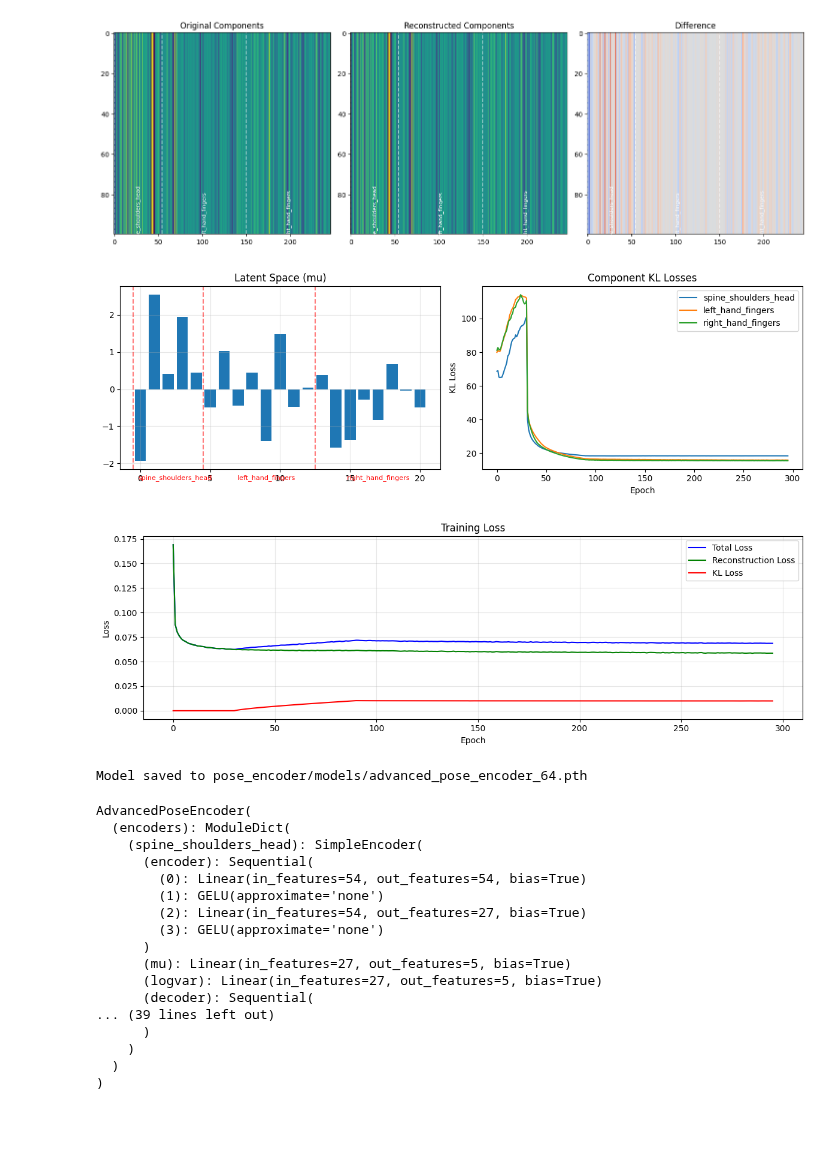
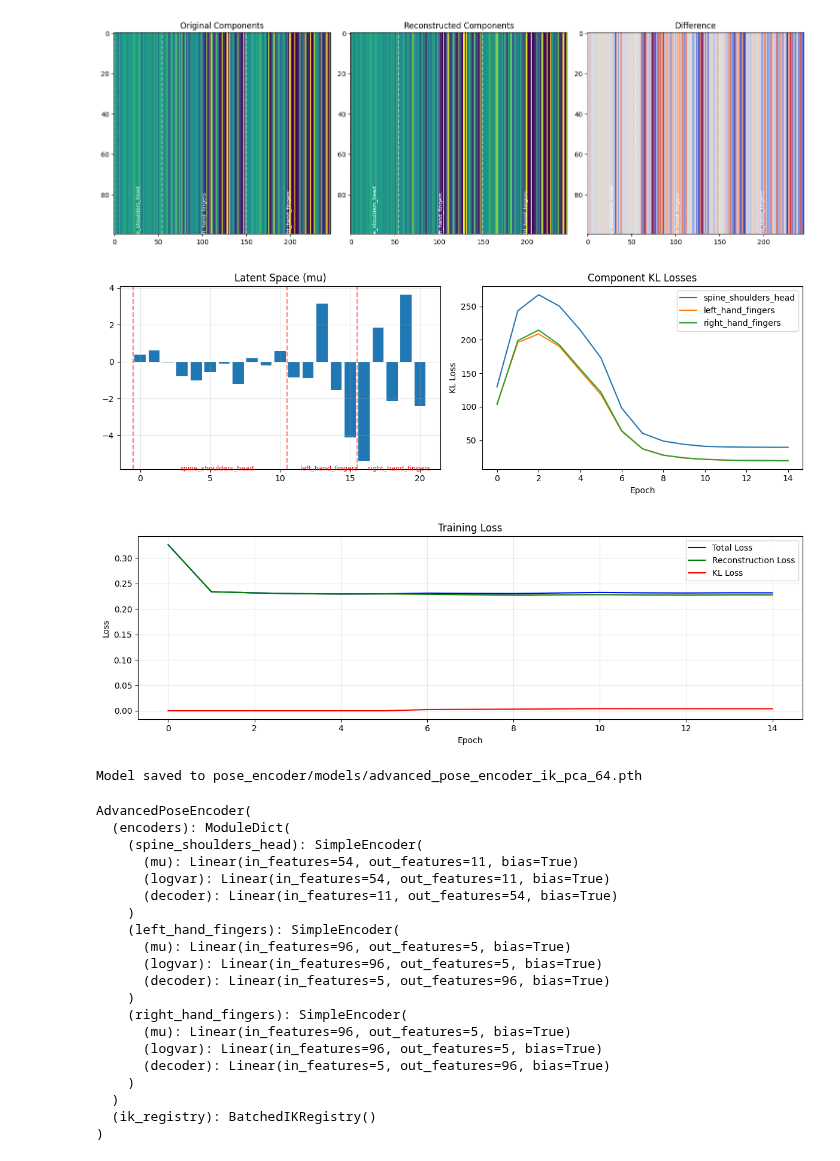
Before and after one commit to AntonBertelsen/GestureGeneration, a Jupyter notebook: DiffuseStyleGestureReproduced/pose_encoder/advanced_pose_encoder_training_ground.ipynb, the cells around one changed output. Cells and saved outputs as stored; diff of their text form; code cells hidden in the pictures; blank space fills up the shorter version.

```diff
--- a/DiffuseStyleGestureReproduced/pose_encoder/advanced_pose_encoder_training_ground.ipynb
+++ b/DiffuseStyleGestureReproduced/pose_encoder/advanced_pose_encoder_training_ground.ipynb
@@ -22,7 +22,7 @@ dataset = GPUDataset(
 )
 
 train_advanced_encoder(
-    model_name="advanced_pose_encoder_64",
+    model_name="advanced_pose_encoder_ik_pca_64",
     model = AdvancedPoseEncoder(
         pose_dim=345,
         component_definitions = {
@@ -55,7 +55,7 @@ train_advanced_encoder(
                     'b_l_shoulder', 'b_r_shoulder', 'b_neck0', 'b_head'
                 ],
                 'type': 'encode',
-                'z_dim': 5
+                'z_dim': 11
             },
             'left_hand_fingers': {
                 'bone_names': [
@@ -68,7 +68,7 @@ train_advanced_encoder(
                     'b_l_pinky1', 'b_l_pinky2', 'b_l_pinky3'
                 ],
                 'type': 'encode',
-                'z_dim': 8
+                'z_dim': 5
             },
             'right_hand_fingers': {
                 'bone_names': [
@@ -81,7 +81,7 @@ train_advanced_encoder(
                     'b_r_pinky1', 'b_r_pinky2', 'b_r_pinky3'
                 ],
                 'type': 'encode',
-                'z_dim': 8
+                'z_dim': 5
             },
             # IK components - using skeleton's enhanced chain info
             'left_arm_ik': {
@@ -116,56 +116,59 @@ train_advanced_encoder(
                 'chain_parent': 'b_root',
                 'bone1_forward_dir': [0.0, -0.9999752044677734, 0.007038275245577097],
                 'bone1_up_dir': [0.0, 0.007038275711238384, 0.9999752640724182],
                 'bone2_forward_dir': [0.0, -0.996783435344696, -0.0801420658826828],
                 'bone2_up_dir': [0.0, 0.0801420658826828, -0.996783435344696],
             },
             'right_leg_ik': {
                 'type': 'ik',
                 'chain_joints': ['b_r_upleg', 'b_r_leg'],
                 'end_effector': 'b_r_foot',
                 'z_dim': 4,
                 'chain_parent': 'b_root',
                 'bone1_forward_dir': [0.0, -0.9999904632568359, 0.004357356112450361],
                 'bone1_up_dir': [0.0, 0.0043573565781116486, 0.9999905228614807],
                 'bone2_forward_dir': [0.0, -0.996783435344696, -0.0801420733332634],
                 'bone2_up_dir': [0.0, 0.0801420733332634, -0.996783435344696],
             }
         },
         skeleton = dataset.skeleton,
         device = utils.get_device()
     ),
     pose_training_loader = DataLoader(
         dataset = dataset,
         batch_size = 1,
         num_workers = 0,
         pin_memory = False
     ),
-    num_epochs = 300,
-    warm_up_kl_anneal_steps = 30,
-    kl_anneal_steps = 60,
-    kl_beta = 0.0002,
-    visualize_steps = 5,
+    num_epochs = 15,
+    warm_up_kl_anneal_steps = 5,
+    kl_anneal_steps = 5,
+    kl_beta = 0.00005,
+    visualize_steps = 2,
     device = device
 )
 # %% [output]
-[figure, old version]
+[figure, new version]
-[figure, old version]
+[figure, new version]
-[figure, old version]
+[figure, new version]
-Model saved to pose_encoder/models/advanced_pose_encoder_64.pth
+Model saved to pose_encoder/models/advanced_pose_encoder_ik_pca_64.pth
 AdvancedPoseEncoder(
   (encoders): ModuleDict(
     (spine_shoulders_head): SimpleEncoder(
-      (encoder): Sequential(
-        (0): Linear(in_features=54, out_features=54, bias=True)
-        (1): GELU(approximate='none')
-        (2): Linear(in_features=54, out_features=27, bias=True)
-        (3): GELU(approximate='none')
-      )
-      (mu): Linear(in_features=27, out_features=5, bias=True)
-      (logvar): Linear(in_features=27, out_features=5, bias=True)
-      (decoder): Sequential(
-... (39 lines left out)
-      )
+      (mu): Linear(in_features=54, out_features=11, bias=True)
+      (logvar): Linear(in_features=54, out_features=11, bias=True)
+      (decoder): Linear(in_features=11, out_features=54, bias=True)
+    )
+    (left_hand_fingers): SimpleEncoder(
+      (mu): Linear(in_features=96, out_features=5, bias=True)
+      (logvar): Linear(in_features=96, out_features=5, bias=True)
+      (decoder): Linear(in_features=5, out_features=96, bias=True)
+    )
+    (right_hand_fingers): SimpleEncoder(
+      (mu): Linear(in_features=96, out_features=5, bias=True)
+      (logvar): Linear(in_features=96, out_features=5, bias=True)
+      (decoder): Linear(in_features=5, out_features=96, bias=True)
     )
   )
+  (ik_registry): BatchedIKRegistry()
 )
```
Also changed, not shown: 24 other files.
